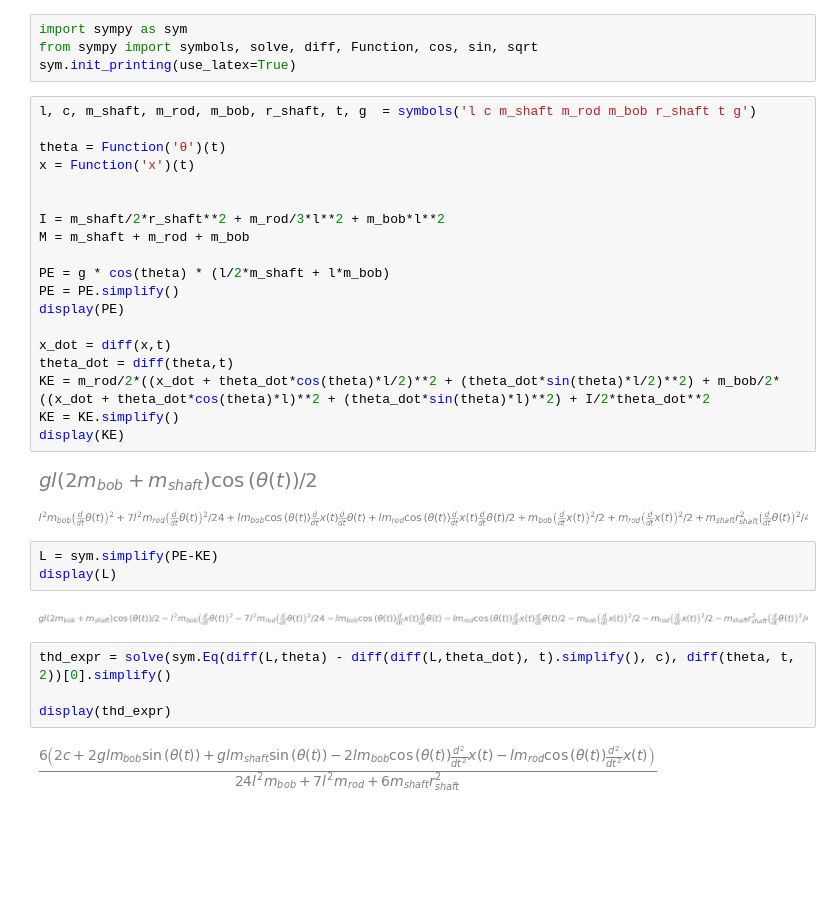
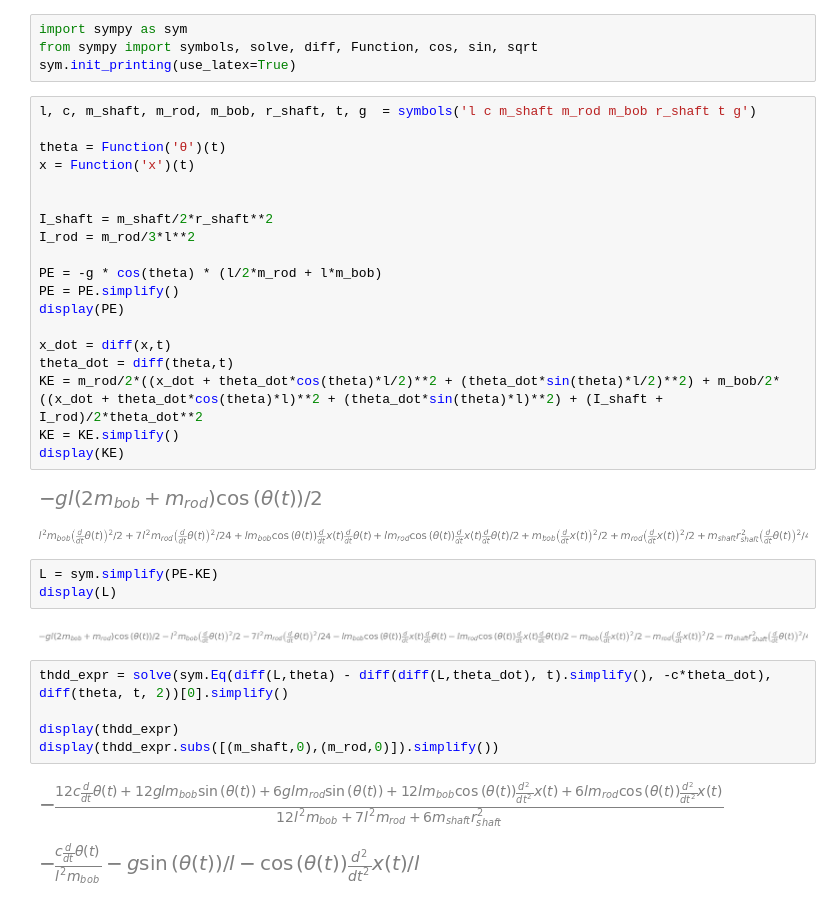
Before and after one commit to MichaelPanzer/pendulum-control, a Jupyter notebook: pendulum_mechanics.ipynb, the cells around one changed output. Cells and saved outputs as stored; diff of their text form; blank space fills up the shorter version.

```diff
--- a/pendulum_mechanics.ipynb
+++ b/pendulum_mechanics.ipynb
@@ -11,20 +11,20 @@ theta = Function('θ')(t)
 x = Function('x')(t)
 
 
-I = m_shaft/2*r_shaft**2 + m_rod/3*l**2 + m_bob*l**2
-M = m_shaft + m_rod + m_bob
+I_shaft = m_shaft/2*r_shaft**2
+I_rod = m_rod/3*l**2
 
-PE = g * cos(theta) * (l/2*m_shaft + l*m_bob)
+PE = -g * cos(theta) * (l/2*m_rod + l*m_bob)
 PE = PE.simplify()
 display(PE)
 
 x_dot = diff(x,t)
 theta_dot = diff(theta,t)
-KE = m_rod/2*((x_dot + theta_dot*cos(theta)*l/2)**2 + (theta_dot*sin(theta)*l/2)**2) + m_bob/2*((x_dot + theta_dot*cos(theta)*l)**2 + (theta_dot*sin(theta)*l)**2) + I/2*theta_dot**2
+KE = m_rod/2*((x_dot + theta_dot*cos(theta)*l/2)**2 + (theta_dot*sin(theta)*l/2)**2) + m_bob/2*((x_dot + theta_dot*cos(theta)*l)**2 + (theta_dot*sin(theta)*l)**2) + (I_shaft + I_rod)/2*theta_dot**2
 KE = KE.simplify()
 display(KE)
 # %% [output]
-[figure, old version]
+[figure, new version]
 [figure]
 # %%
 L = sym.simplify(PE-KE)
@@ -32,9 +32,11 @@ display(L)
 # %% [output]
 [figure]
 # %%
-thd_expr = solve(sym.Eq(diff(L,theta) - diff(diff(L,theta_dot), t).simplify(), c), diff(theta, t, 2))[0].simplify()
+thdd_expr = solve(sym.Eq(diff(L,theta) - diff(diff(L,theta_dot), t).simplify(), -c*theta_dot), diff(theta, t, 2))[0].simplify()
 
-display(thd_expr)
+display(thdd_expr)
+display(thdd_expr.subs([(m_shaft,0),(m_rod,0)]).simplify())
 # %% [output]
-[figure, old version]
+[figure, new version]
+[figure, added]
 # %%
```
Also changed, not shown: parts of 1 cell of this notebook, 9 other files.
